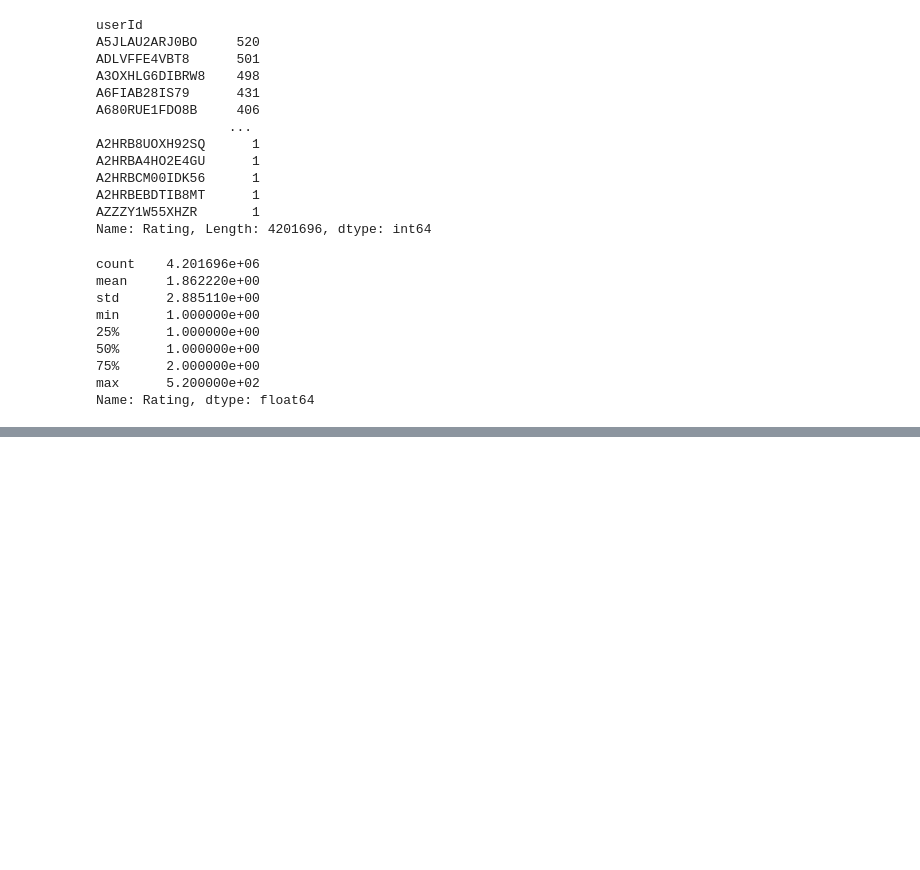
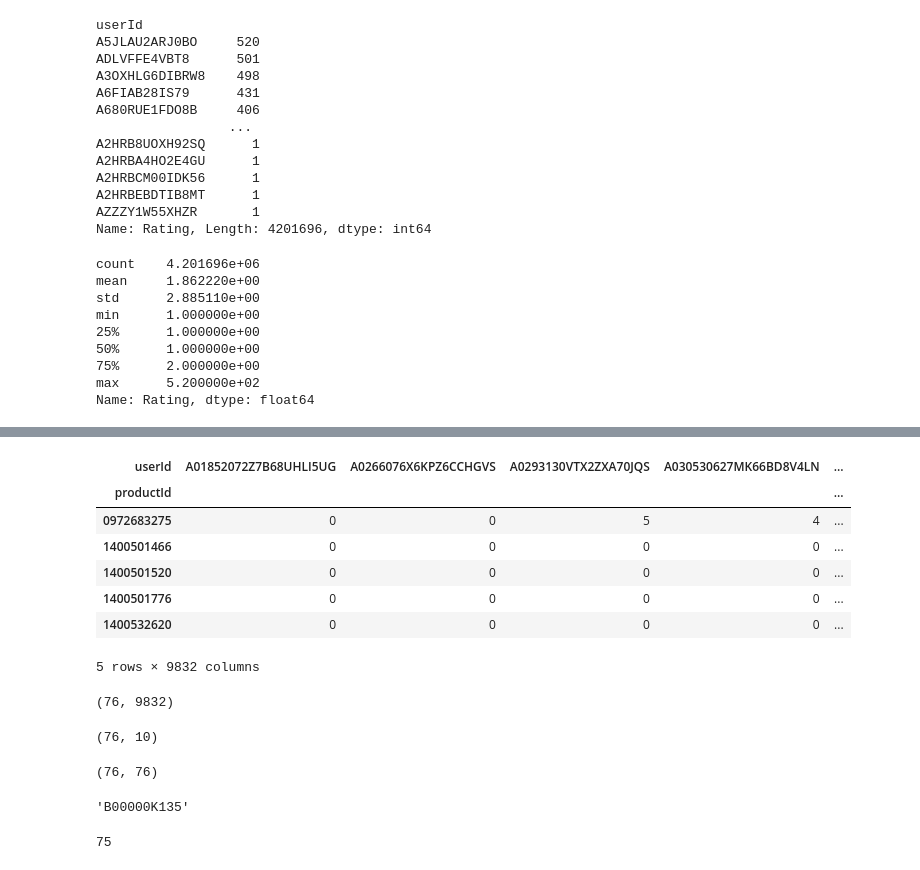
Before and after one commit to zangtianxu/Amazon-Review, a Jupyter notebook: Amazon-Review.ipynb, the cells around one changed output, grey strips where cells are left out. Drawn from its saved outputs; the diff is of its cells as text; code cells hidden in the pictures; blank space fills up the shorter version.

```diff
--- a/Amazon-Review.ipynb
+++ b/Amazon-Review.ipynb
@@ -252,0 +496,40 @@ train, test = train_test_split(data, test_size=0.3,random_state=10)
+# %%
+X = ratings_matrix.T
+X.head()
+# %% [output]
+| userId | A01852072Z7B68UHLI5UG | A0266076X6KPZ6CCHGVS | A0293130VTX2ZXA70JQS | A030530627MK66BD8V4LN | ... |
+| productId |  |  |  |  | ... |
+| 0972683275 | 0 | 0 | 5 | 4 | ... |
+| 1400501466 | 0 | 0 | 0 | 0 | ... |
+| 1400501520 | 0 | 0 | 0 | 0 | ... |
+| 1400501776 | 0 | 0 | 0 | 0 | ... |
+| 1400532620 | 0 | 0 | 0 | 0 | ... |
+5 rows × 9832 columns
+# %%
+X.shape
+# %% [output]
+(76, 9832)
+# %%
+from sklearn.decomposition import TruncatedSVD
+SVD = TruncatedSVD(n_components=10)
+decomposed_matrix = SVD.fit_transform(X)
+decomposed_matrix.shape
+# %% [output]
+(76, 10)
+# %%
+correlation_matrix = np.corrcoef(decomposed_matrix)
+correlation_matrix.shape
+# %% [output]
+(76, 76)
+# %%
+X.index[75]
+# %% [output]
+'B00000K135'
+# %%
+i = "B00000K135"
+
+product_names = list(X.index)
+product_ID = product_names.index(i)
+product_ID
+# %% [output]
+75
```
Also changed, not shown: parts of 34 cells of this notebook.
